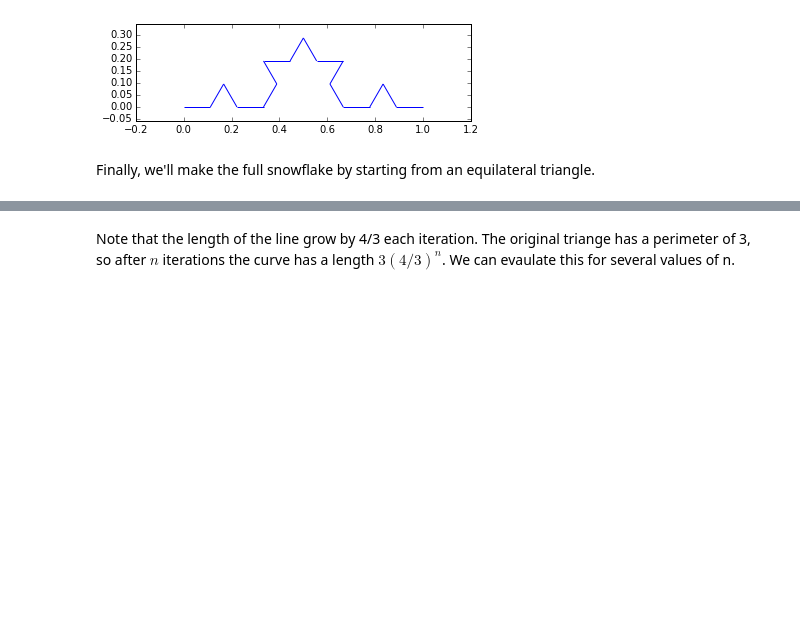
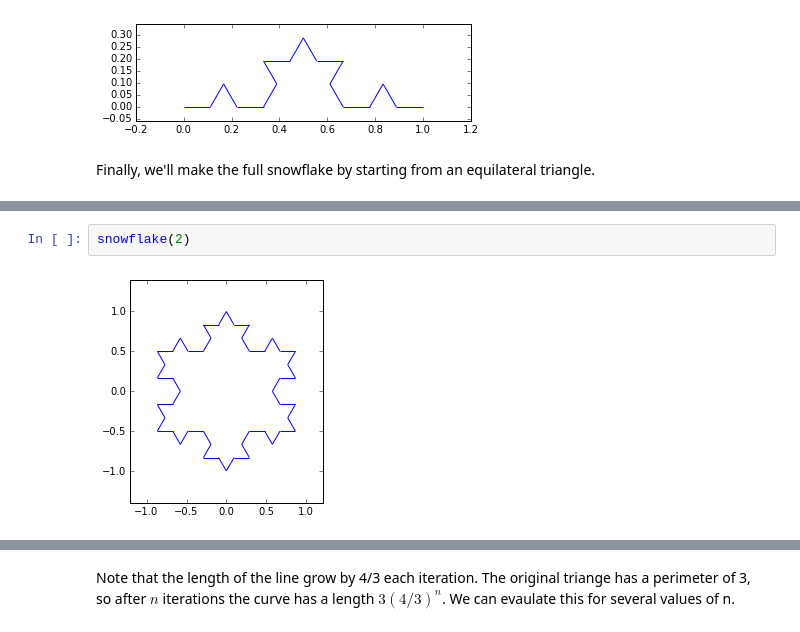
Before and after one commit to shumway/srt_bootcamp, a Jupyter notebook: KochSnowflake.ipynb, the cells around one changed output, grey strips where cells are left out. Saved outputs shown, nothing was run; the diff lists cells and outputs as text; blank space fills up the shorter version.

```diff
--- a/KochSnowflake.ipynb
+++ b/KochSnowflake.ipynb
@@ -129,0 +129,4 @@ plot_segments(segments)
+# %%
+snowflake(2)
+# %% [output]
+[figure, added]
```
Also changed, not shown: parts of 13 cells of this notebook, 1 other file.
